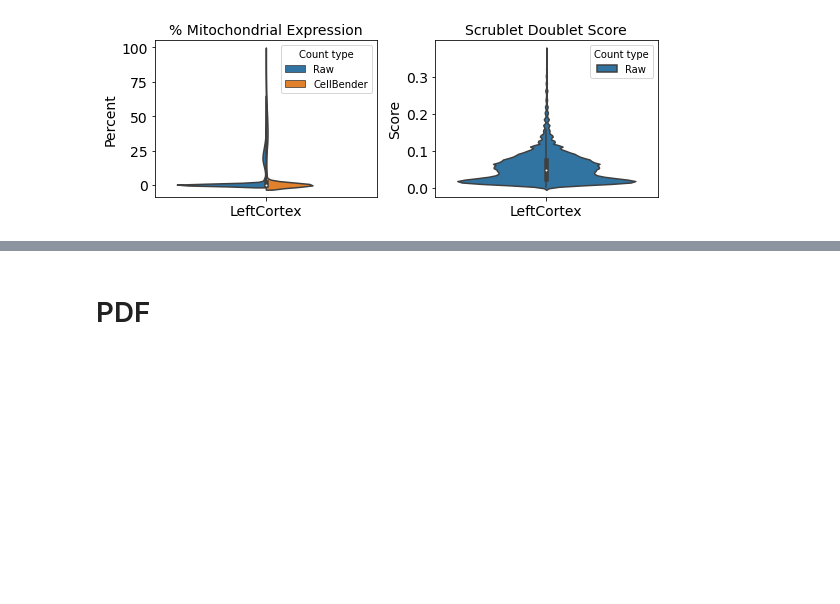
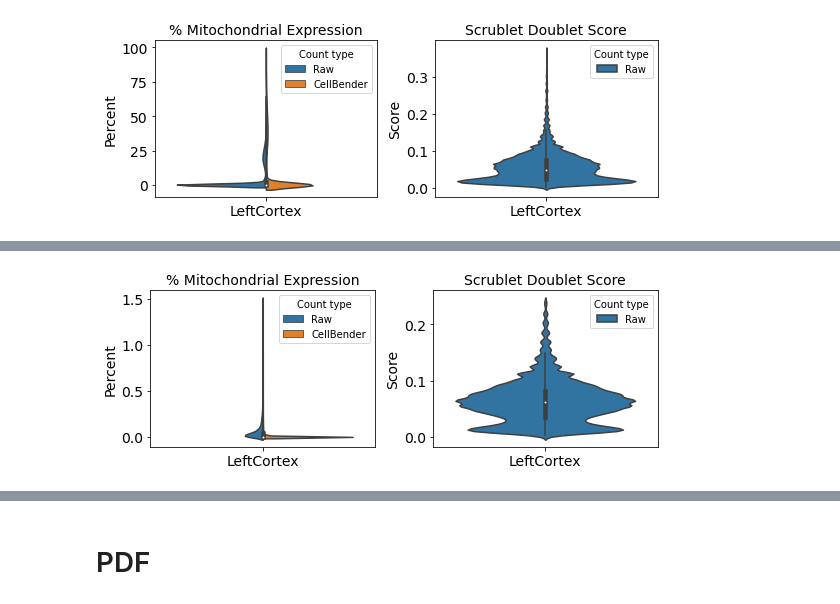
Before and after one commit to mortazavilab/parse_pipeline, a Jupyter notebook: annotation/Plate_Report.ipynb, the cells around one changed output, grey strips where cells are left out. Drawn from its saved outputs; the diff is of its cells as text; code cells hidden in the pictures; blank space fills up the shorter version.

```diff
--- a/annotation/Plate_Report.ipynb
+++ b/annotation/Plate_Report.ipynb
@@ -657,0 +758,52 @@ plt.show()
+# %%
+
+data_pmt = pd.melt(obs_data, id_vars=[plot_category],
+                   value_vars=['pct_counts_mt_raw_counts', 'pct_counts_mt_cb_counts'],
+                   var_name='Count type', value_name='Percent')
+data_pmt['Count type'] = data_pmt['Count type'].replace({
+    'pct_counts_mt_raw_counts': 'Raw',
+    'pct_counts_mt_cb_counts': 'CellBender'
+})
+
+
+data_ds = pd.melt(obs_data, id_vars=[plot_category],
+                  value_vars=['doublet_score'],
+                  var_name='Count type', value_name='Score')
+data_ds['Count type'] = data_ds['Count type'].replace({
+    'doublet_score': 'Doublet Score'
+})
+
+
+
+
+# Create the plots with independent y-axes
+fig, axes = plt.subplots(1, 2, figsize=(8, 3), sharey=False)
+
+
+size = 14
+
+sns.violinplot(x=plot_category, y='Percent', hue='Count type', data=data_pmt, split=True, ax=axes[0])
+axes[0].set_title('% Mitochondrial Expression', fontsize = size)
+axes[0].set_ylabel('Percent', fontsize = size)
+axes[0].set_xlabel("", fontsize = size)
+axes[0].tick_params(axis='both', which='major', labelsize=size)
+
+sns.violinplot(x=plot_category, y='Score', data=data_ds, ax=axes[1])
+axes[1].set_title('Scrublet Doublet Score', fontsize = size)
+axes[1].set_ylabel('Score', fontsize = size)
+axes[1].set_xlabel("", fontsize = size)
+axes[1].tick_params(axis='both', which='major', labelsize=size)
+axes[1].legend(title='Count type', labels=['Raw'])
+
+# Adjust layout
+plt.tight_layout()
+
+
+
+# Save the plot
+qc_violin_mt_ds_filt = "qc_violin_plot2_plate_filt.png"
+plt.savefig(qc_violin_mt_ds_filt, format='png', bbox_inches='tight', dpi=300)
+
+plt.show()
+# %% [output]
+[figure, added]
```
Also changed, not shown: parts of 9 cells of this notebook, 3 other files.
